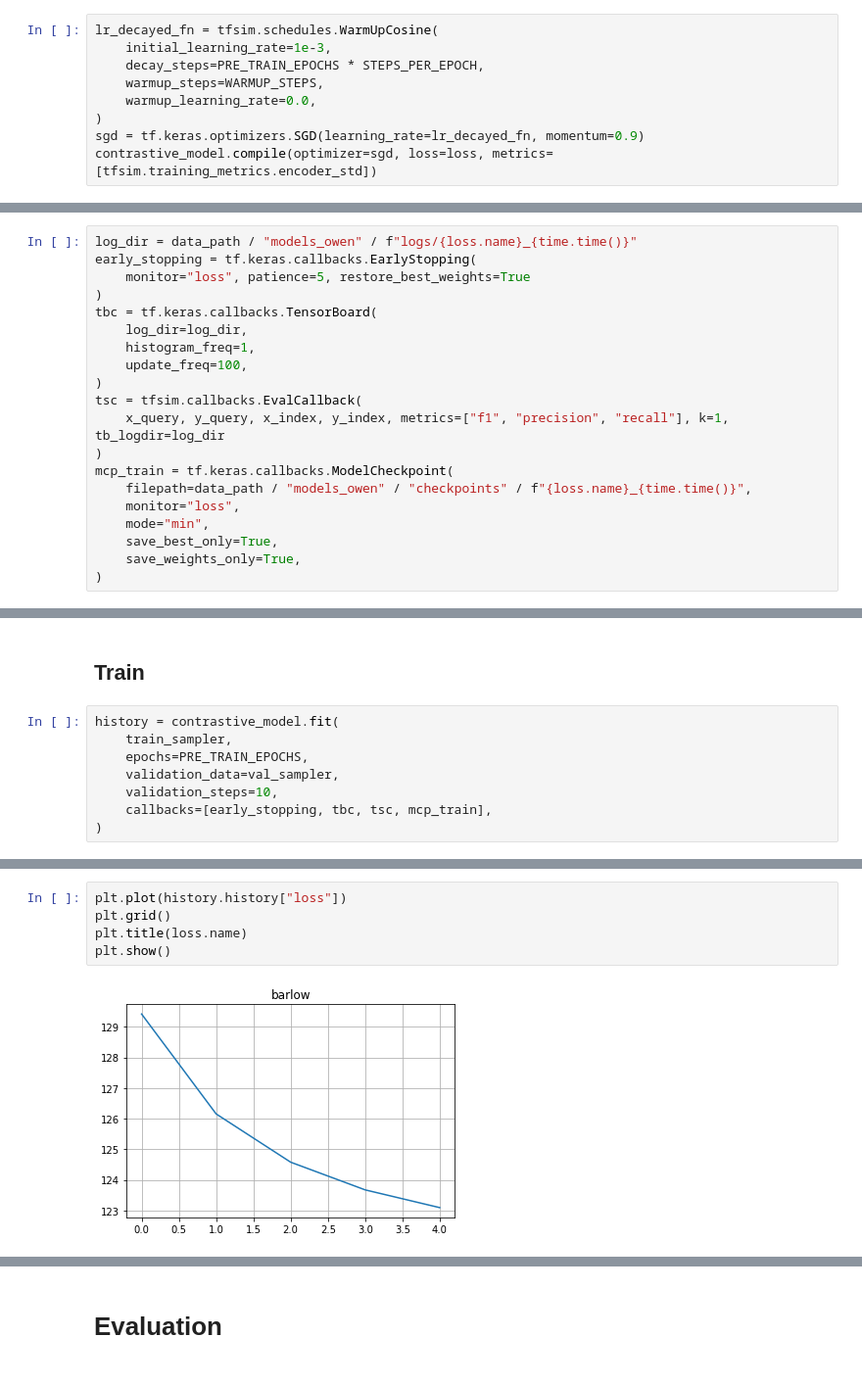
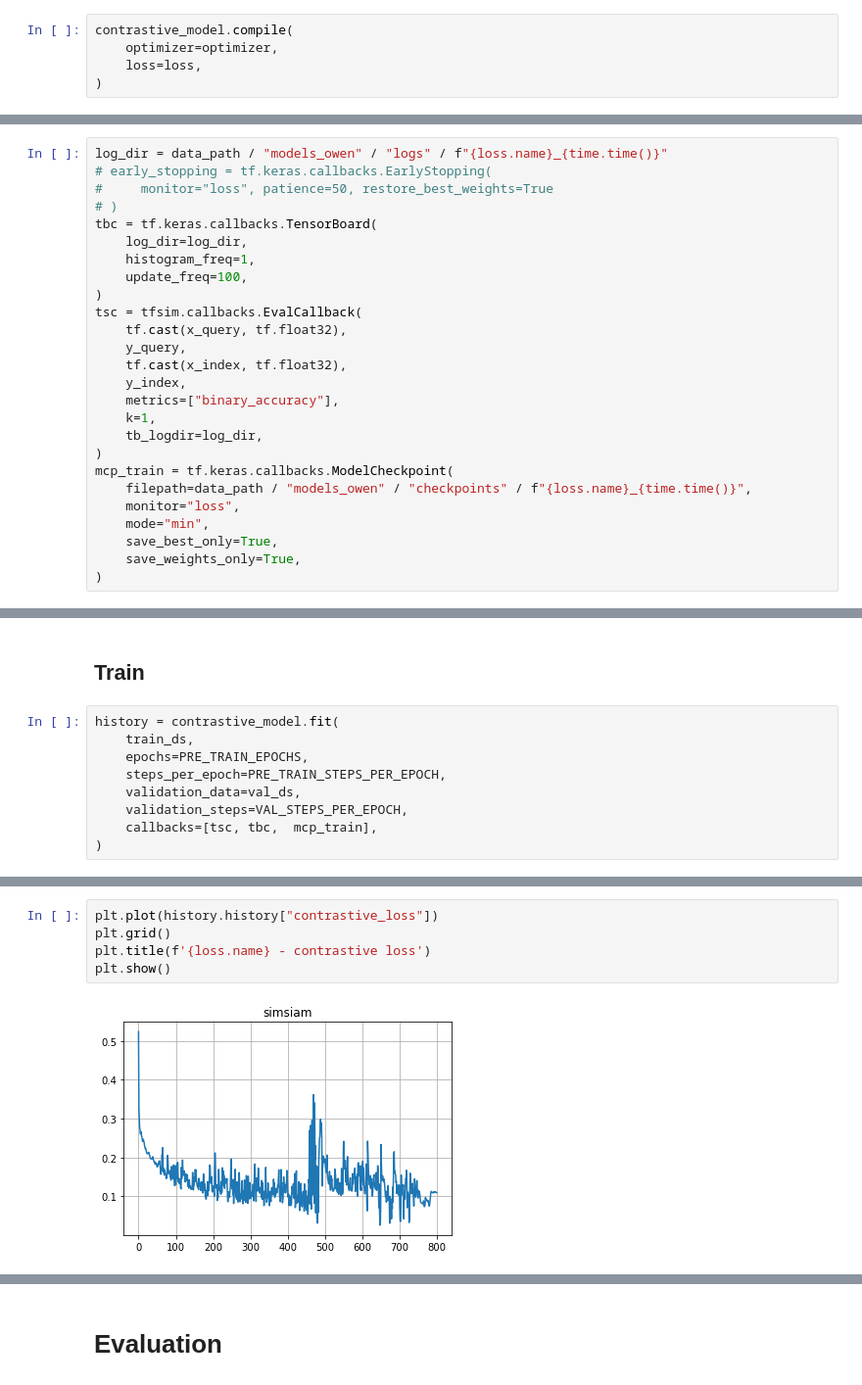
Before and after one commit to tensorflow/similarity, a Jupyter notebook: examples/unsupervised_hello_world.ipynb, the cells around one changed output, grey strips where cells are left out. Shown: that part at 98% size. Cells and saved outputs as stored; diff of their text form.

```diff
--- a/examples/unsupervised_hello_world.ipynb
+++ b/examples/unsupervised_hello_world.ipynb
@@ -391,29 +510,31 @@ else:
     raise ValueError(f"{ALGORITHM} is not supported.")
 # %% [markdown]
 ### Compile
-# %%
-lr_decayed_fn = tfsim.schedules.WarmUpCosine(
-    initial_learning_rate=1e-3,
-    decay_steps=PRE_TRAIN_EPOCHS * STEPS_PER_EPOCH,
-    warmup_steps=WARMUP_STEPS,
-    warmup_learning_rate=0.0,
-)
-sgd = tf.keras.optimizers.SGD(learning_rate=lr_decayed_fn, momentum=0.9)
-contrastive_model.compile(optimizer=sgd, loss=loss, metrics=[tfsim.training_metrics.encoder_std])
+# %%
+contrastive_model.compile(
+    optimizer=optimizer,
+    loss=loss,
+)
 # %% [markdown]
 ### Callbacks
 # %%
-log_dir = data_path / "models_owen" / f"logs/{loss.name}_{time.time()}"
-early_stopping = tf.keras.callbacks.EarlyStopping(
-    monitor="loss", patience=5, restore_best_weights=True
-)
+log_dir = data_path / "models_owen" / "logs" / f"{loss.name}_{time.time()}"
+# early_stopping = tf.keras.callbacks.EarlyStopping(
+#     monitor="loss", patience=50, restore_best_weights=True
+# )
 tbc = tf.keras.callbacks.TensorBoard(
     log_dir=log_dir,
     histogram_freq=1,
     update_freq=100,
 )
 tsc = tfsim.callbacks.EvalCallback(
-    x_query, y_query, x_index, y_index, metrics=["f1", "precision", "recall"], k=1, tb_logdir=log_dir
+    tf.cast(x_query, tf.float32),
+    y_query,
+    tf.cast(x_index, tf.float32),
+    y_index,
+    metrics=["binary_accuracy"],
+    k=1,
+    tb_logdir=log_dir,
 )
 mcp_train = tf.keras.callbacks.ModelCheckpoint(
     filepath=data_path / "models_owen" / "checkpoints" / f"{loss.name}_{time.time()}",
@@ -428,10 +549,11 @@ TensorBoard logging enable in ../../kaggle_ds/google_landmarks/models_owen/logs/
 ## Train
 # %%
 history = contrastive_model.fit(
-    train_sampler,
+    train_ds,
     epochs=PRE_TRAIN_EPOCHS,
-    validation_data=val_sampler,
-    validation_steps=10,
-    callbacks=[early_stopping, tbc, tsc, mcp_train],
+    steps_per_epoch=PRE_TRAIN_STEPS_PER_EPOCH,
+    validation_data=val_ds,
+    validation_steps=VAL_STEPS_PER_EPOCH,
+    callbacks=[tsc, tbc,  mcp_train],
 )
 # %% [output]
@@ -457,7 +577,7 @@ f1: 0.0266 - precision: 0.0135 - recall: 1.0000
 # %%
-plt.plot(history.history["loss"])
+plt.plot(history.history["contrastive_loss"])
 plt.grid()
-plt.title(loss.name)
+plt.title(f'{loss.name} - contrastive loss')
 plt.show()
 # %% [output]
-[figure, old version]
+[figure, new version]
```
Also changed, not shown: parts of 39 cells of this notebook.
